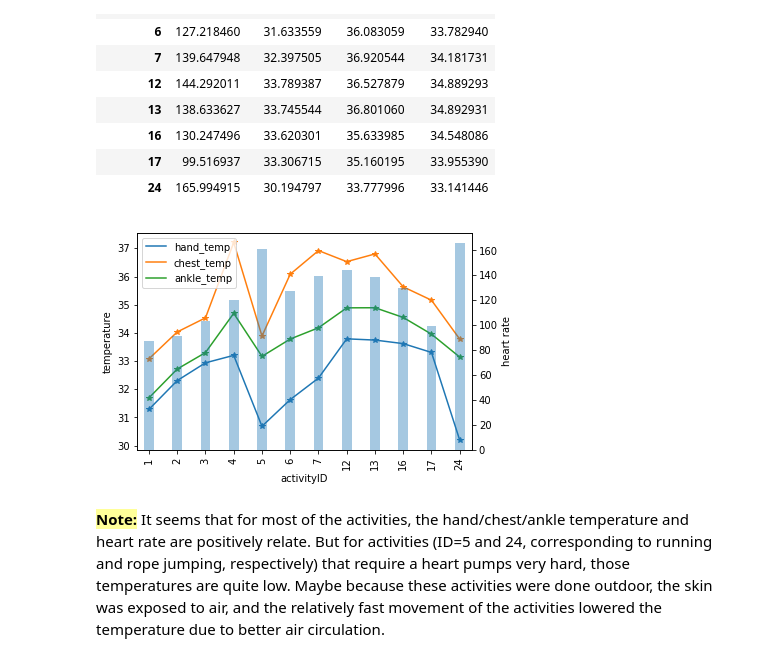
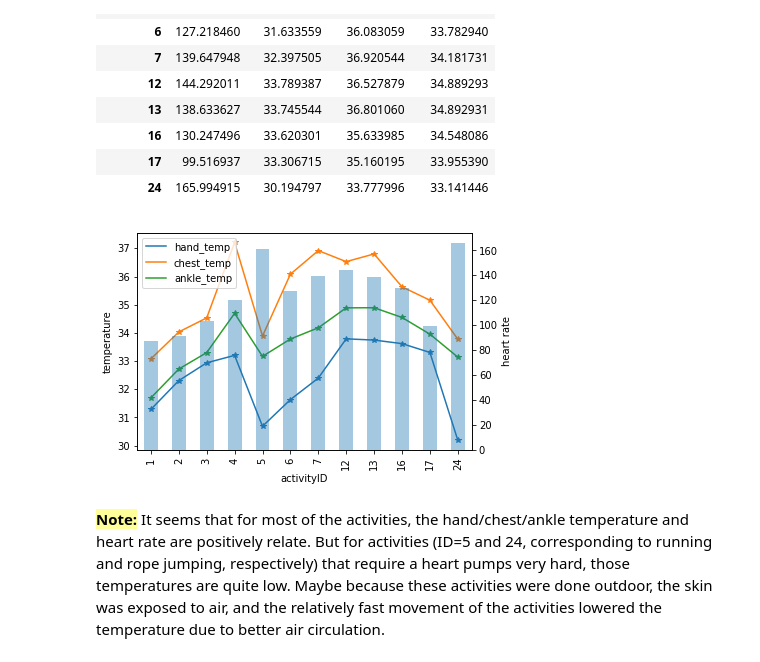
Before and after one commit to kcmeehan/BiometricsActivityClassification, a Jupyter notebook: explore_subject101.ipynb, the cells around one changed output. Drawn from its saved outputs; the diff is of its cells as text; code cells hidden in the pictures.

```diff
--- a/explore_subject101.ipynb
+++ b/explore_subject101.ipynb
@@ -182,13 +204,13 @@ df
 # %%
 df1=df.reset_index()
 ax=df1[['hand_temp','chest_temp','ankle_temp']].plot(kind='line', marker='*')
-df1['heart_rate'].plot(kind='bar', width=w, secondary_y=True, alpha=0.4)
+df1['heart_rate'].plot(kind='bar', width=.5, secondary_y=True, alpha=0.4)
 ax.set_xticklabels(df1.activityID)
 ax.set_xlabel('activityID')
 ax.set_ylabel('temperature')
 ax.right_ax.set_ylabel('heart rate');
 # %% [output]
-[figure, old version]
+[figure, new version]
 # %% [markdown]
 **<font style="background:#ffff99;">Note:</font>** It seems that for most of the activities, the hand/chest/ankle temperature and heart rate are positively relate. But for activities (ID=5 and 24, corresponding to running and rope jumping, respectively) that require a heart pumps very hard, those temperatures are quite low. Maybe because these activities were done outdoor, the skin was exposed to air, and the relatively fast movement of the activities lowered the temperature due to better air circulation.
 # %%
```
Also changed, not shown: parts of 26 cells of this notebook.
